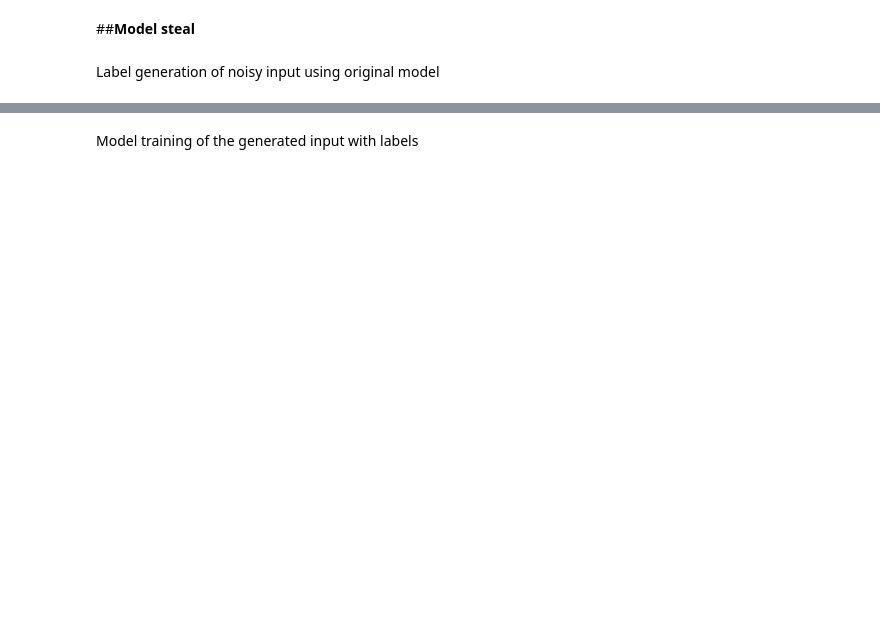
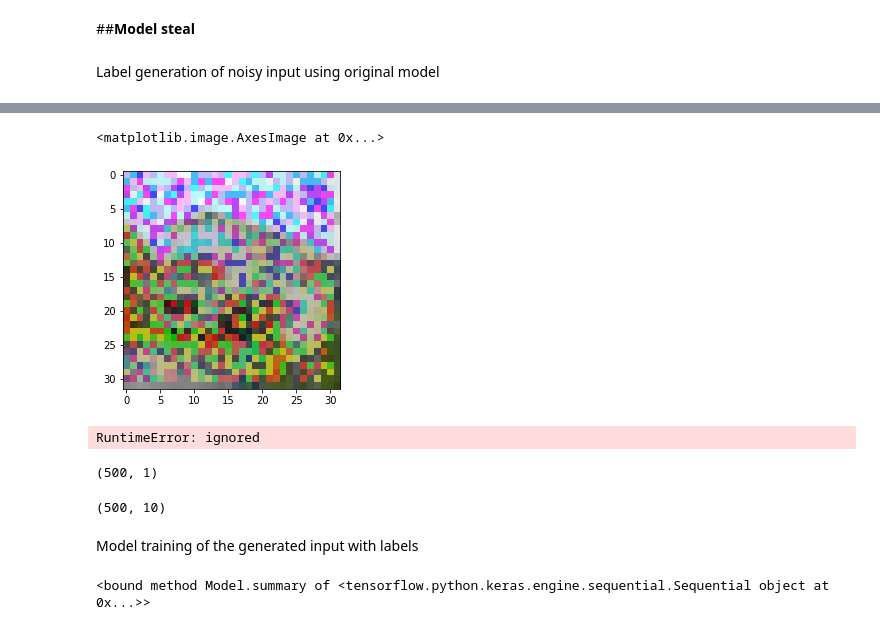
Before and after one commit to abijith007/Bosch, a Jupyter notebook: Cifar_10_model_steal.ipynb, the cells around one changed output, grey strips where cells are left out. Saved outputs shown, nothing was run; the diff lists cells and outputs as text; code cells hidden in the pictures; blank space fills up the shorter version.

```diff
--- a/Cifar_10_model_steal.ipynb
+++ b/Cifar_10_model_steal.ipynb
@@ -263,13 +322,35 @@ plt.imshow(x_train_noise[10])
 # %%
-plt.imshow(x_train_noise[11])
+plt.imshow(x_train_noise[16])
+# %% [output]
+<matplotlib.image.AxesImage at 0x...>
+[figure, added]
 # %%
-rLabels = []
-rLabels.append(model.predict(x_train_noise[0]))
-print(rLabels)
+rLabels=[]
 
-#for i in range(num_of_img):
-#  rLabels.append(model.predict(x_train_rLabel))
-#  print(rLabels)
+for i in range(num_of_img):
+  test_image =np.expand_dims(x_train_noise[i], axis =0)
+  rLabels.append([model.predict(test_image).argmax()])
+# %% [output]
+RuntimeError: ignored
+# %%
+rLabels = np.array(rLabels)
+print(rLabels.shape)
+# %% [output]
+(500, 1)
+# %%
+#normalizing inputs from 0-255 to 0.0-1.0
+x_train_noise = x_train_noise.astype('float32')
+rLabels = rLabels.astype('float32')
+x_train_noise = x_train_noise / 255.0
+x_test_rLabel = x_test_rLabel / 255.0
+
+rLabels = np_utils.to_categorical(rLabels)
+y_test_rLabel = np_utils.to_categorical(y_test_rLabel)
+num_classes = 10
+
+print(rLabels.shape)
+# %% [output]
+(500, 10)
 # %% [markdown]
 Model training of the generated input with labels
 # %%
@@ -295,4 +376,6 @@ model_steal.add(Dropout(0.2))
 model_steal.add(Dense(512, activation='relu', kernel_constraint=maxnorm(3)))
 model_steal.add(Dropout(0.2))
 model_steal.add(Dense(num_classes, activation='softmax'))
-print(model_steal.summary)
+print(model_steal.summary())
+# %% [output]
+<bound method Model.summary of <tensorflow.python.keras.engine.sequential.Sequential object at 0x...>>
```
Also changed, not shown: parts of 21 cells of this notebook.
